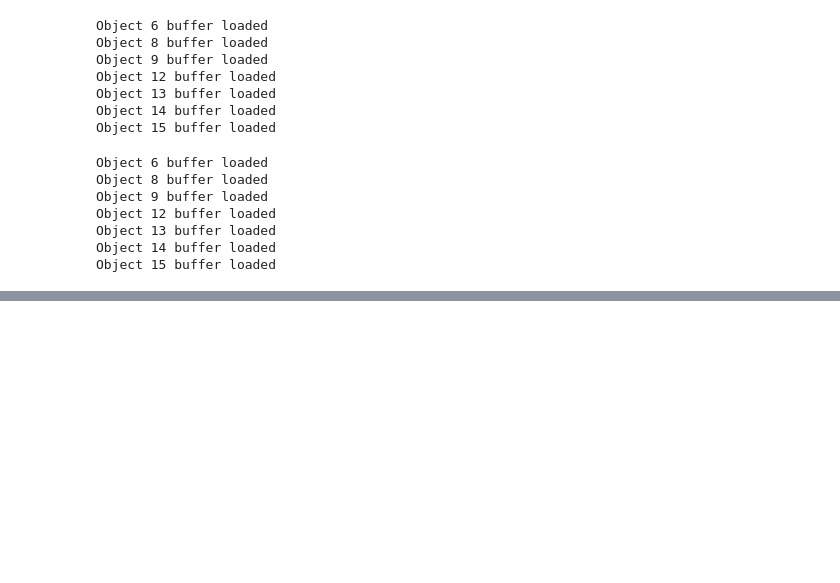
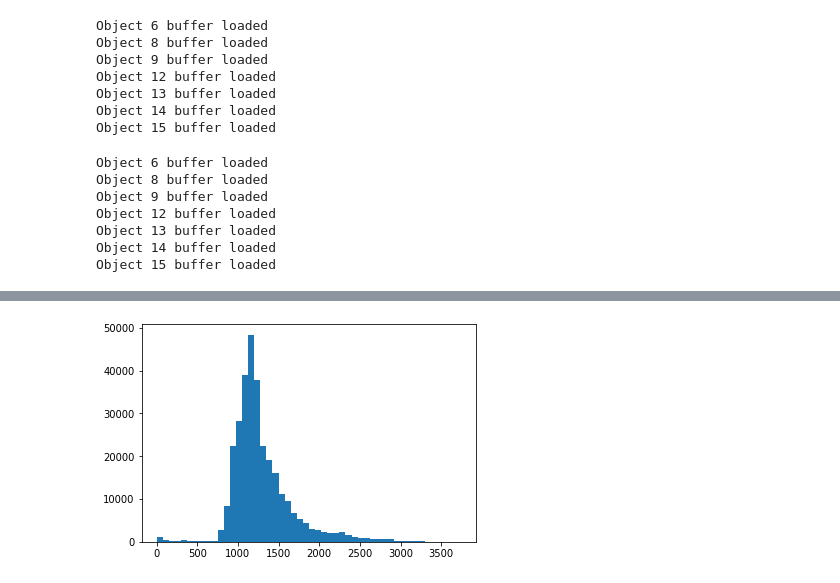
Before and after one commit to anhquancao/6D-pose-project, a Jupyter notebook: Depth_prediction.ipynb, the cells around one changed output, grey strips where cells are left out. Saved outputs shown, nothing was run; the diff lists cells and outputs as text; code cells hidden in the pictures; blank space fills up the shorter version.

```diff
--- a/Depth_prediction.ipynb
+++ b/Depth_prediction.ipynb
@@ -192,0 +198,6 @@ ax3.axis("off")
+# %%
+b = pred_depth.cpu().detach().numpy().reshape(-1, 1)
+# %%
+plt.hist(b, bins=50);
+# %% [output]
+[figure, added]
```
Also changed, not shown: parts of 7 cells of this notebook, 14 other files.
